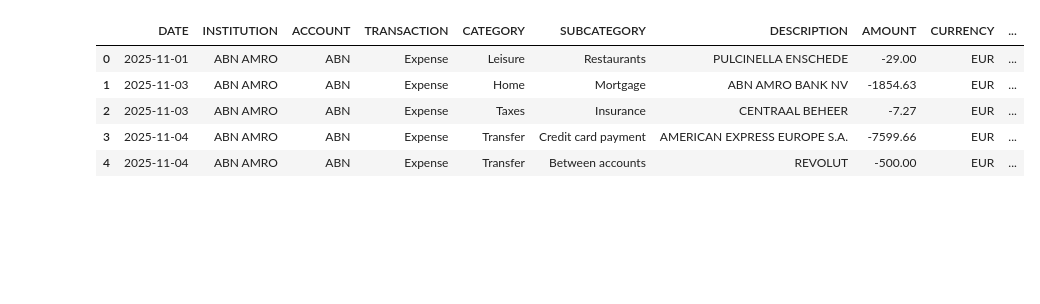
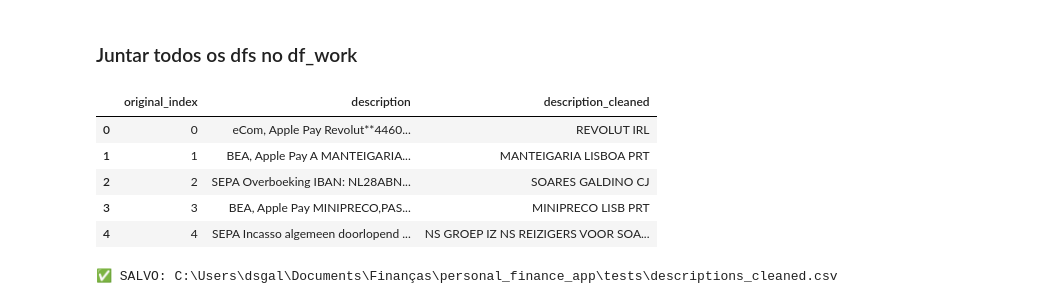
Before and after one commit to dsgaldino/Personal_Finance_App, a Jupyter notebook: src/data/abn/Teste.ipynb, the cells around one changed output. Cells and saved outputs as stored; diff of their text form; code cells hidden in the pictures; blank space fills up the shorter version.

Commit message:
Cleaning ABN data

```diff
--- a/src/data/abn/Teste.ipynb
+++ b/src/data/abn/Teste.ipynb
@@ -462,0 +49,10 @@ print(df_final.head().to_string())
+# %%
+# CRIAR df_work a partir de df_raw (EXATO o que você quer)
+df_work = df_raw[['description']].copy().reset_index()
+df_work = df_work.rename(columns={'index': 'original_index'})
+df_work['description_cleaned'] = ""  # ← VAZIA para preencher depois
+# %%
+# Preenche com hard clean (opcional)
+df_work['description_cleaned'] = df_work['description'].apply(clean_basic_description)
+
+s_desc = df_work['description_cleaned']
@@ -462,0 +213,4 @@ print(df_final.head().to_string())
+# %%
+df_teste = df_work.copy()
+df_teste['description_cleaned'] = df_teste['description_cleaned'].apply(clean_tikkie_v2)
+df_teste.head()
@@ -463,9 +283,29 @@ print(df_final.head().to_string())
+# %% [markdown]
+### Juntar todos os dfs no df_work
+# %%
+# for df_group in [df_tikkie, df_apple, df_basicPackage, df_balance, df_sepa, df_revolut, df_bea]:
+#         if len(df_group) > 0:
+#             df_work.loc[df_group['original_index'], 'description_cleaned'] = df_group['description_cleaned']
+
+for df_group in [df_teste]:
+         if len(df_group) > 0:
+             df_work.loc[df_group['original_index'], 'description_cleaned'] = df_group['description_cleaned']
 # %%
-df_final.head()
+df_work.head()
 # %% [output]
-|  | DATE | INSTITUTION | ACCOUNT | TRANSACTION | CATEGORY | SUBCATEGORY | DESCRIPTION | AMOUNT | CURRENCY | ... |
-| 0 | 2025-11-01 | ABN AMRO | ABN | Expense | Leisure | Restaurants | PULCINELLA ENSCHEDE | -29.00 | EUR | ... |
-| 1 | 2025-11-03 | ABN AMRO | ABN | Expense | Home | Mortgage | ABN AMRO BANK NV | -1854.63 | EUR | ... |
-| 2 | 2025-11-03 | ABN AMRO | ABN | Expense | Taxes | Insurance | CENTRAAL BEHEER | -7.27 | EUR | ... |
-| 3 | 2025-11-04 | ABN AMRO | ABN | Expense | Transfer | Credit card payment | AMERICAN EXPRESS EUROPE S.A. | -7599.66 | EUR | ... |
-| 4 | 2025-11-04 | ABN AMRO | ABN | Expense | Transfer | Between accounts | REVOLUT | -500.00 | EUR | ... |
+|  | original_index | description | description_cleaned |
+| 0 | 0 | eCom, Apple Pay Revolut**4460... | REVOLUT IRL |
+| 1 | 1 | BEA, Apple Pay A MANTEIGARIA... | MANTEIGARIA LISBOA PRT |
+| 2 | 2 | SEPA Overboeking IBAN: NL28ABN... | SOARES GALDINO CJ |
+| 3 | 3 | BEA, Apple Pay MINIPRECO,PAS... | MINIPRECO LISB PRT |
+| 4 | 4 | SEPA Incasso algemeen doorlopend ... | NS GROEP IZ NS REIZIGERS VOOR SOA... |
+# %%
+# SALVAR RESULTADO FINAL (SEU CÓDIGO)
+TESTS_DIR = Path(r"C:\Users\dsgal\Documents\Finanças\personal_finance_app\tests")
+TESTS_DIR.mkdir(exist_ok=True)
+
+# Salva df_work completo (com original_index)
+df_work.to_csv(TESTS_DIR / 'descriptions_cleaned.csv', index=False)
+print(f"✅ SALVO: {TESTS_DIR / 'descriptions_cleaned.csv'}")
+# %% [output]
+✅ SALVO: C:\Users\dsgal\Documents\Finanças\personal_finance_app\tests\descriptions_cleaned.csv
```
Also changed, not shown: parts of 30 cells of this notebook, 6 other files.
